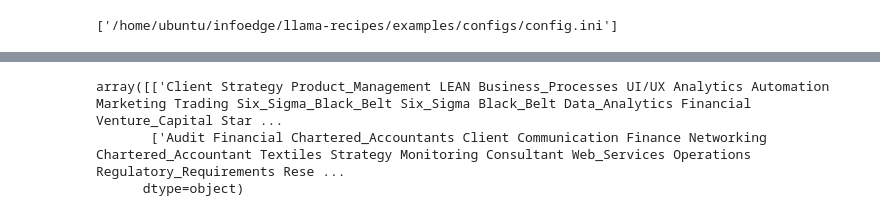
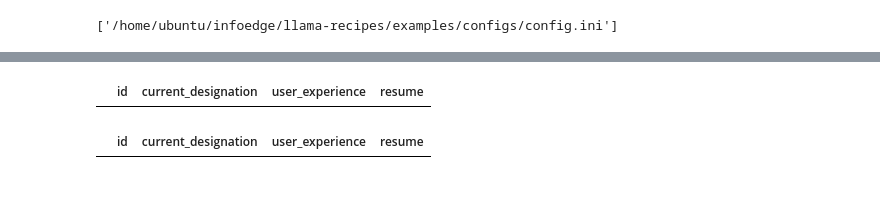
Before and after one commit to Highorbit/llama-recipes, a Jupyter notebook: examples/code_langchain/RAG_example2.ipynb, the cells around one changed output, grey strips where cells are left out. Cells and saved outputs as stored; diff of their text form; code cells hidden in the pictures; blank space fills up the shorter version.

```diff
--- a/examples/code_langchain/RAG_example2.ipynb
+++ b/examples/code_langchain/RAG_example2.ipynb
@@ -260,9 +281,11 @@ data
+# %%
+df1.loc[df1['id']=='2312967']
+# %% [output]
+|  | id | current_designation | user_experience | resume |
 # %%
-data[['keywords']].values
+df1.loc[df1['id']=='4567890']
 # %% [output]
-array([['Client Strategy Product_Management LEAN Business_Processes UI/UX Analytics Automation Marketing Trading Six_Sigma_Black_Belt Six_Sigma Black_Belt Data_Analytics Financial Venture_Capital Star ...
-       ['Audit Financial Chartered_Accountants Client Communication Finance Networking Chartered_Accountant Textiles Strategy Monitoring Consultant Web_Services Operations Regulatory_Requirements Rese ...
-      dtype=object)
+|  | id | current_designation | user_experience | resume |
 # %%
 # data['resume'].values
 # %%
```
Also changed, not shown: parts of 29 cells of this notebook, 4 other files.
